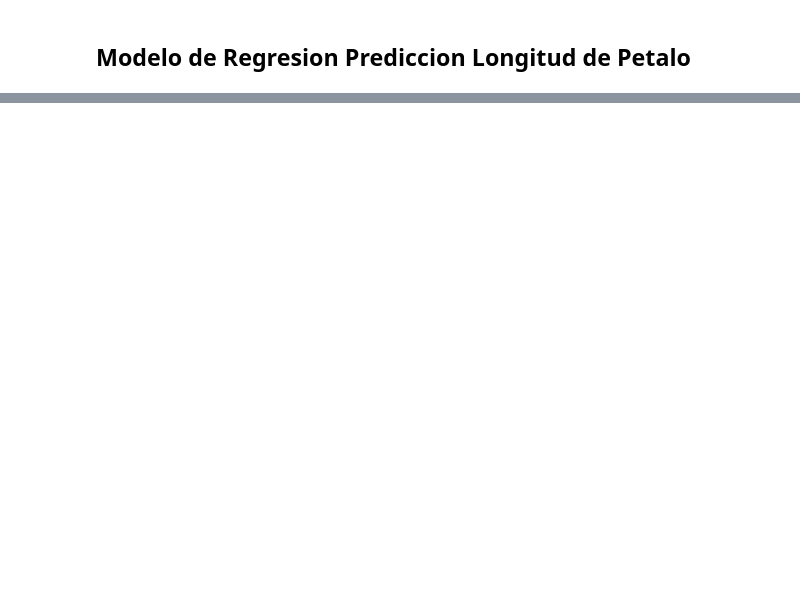
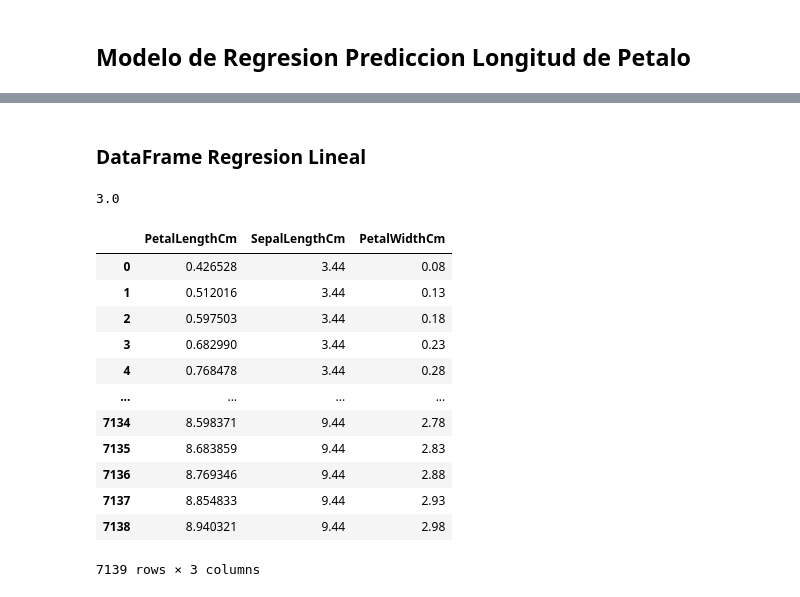
Before and after one commit to 2Nisavi2/Iris-power-BI, a Jupyter notebook: Modelado/Iris_Predict_Regre.ipynb, the cells around one changed output, grey strips where cells are left out. Cells and saved outputs as stored; diff of their text form; code cells hidden in the pictures; blank space fills up the shorter version.

```diff
--- a/Modelado/Iris_Predict_Regre.ipynb
+++ b/Modelado/Iris_Predict_Regre.ipynb
@@ -114,0 +155,3 @@ import sklearn
+# %%
+model = LinearRegression()
+model.fit(x_train, y_train)
@@ -114,0 +232,48 @@ import sklearn
+# %% [markdown]
+### DataFrame Regresion Lineal
+# %%
+max(data['PetalWidthCm'])*(1.2)
+# %% [output]
+3.0
+# %%
+var_obj_1 = data['SepalLengthCm']
+M1 = max(var_obj_1)
+M1 = M1*(1.2)
+m1 = min(var_obj_1)*0.8
+
+var_obj_2 = data['PetalWidthCm']
+M2 = max(var_obj_2)
+M2 = M2*(1.2)
+m2 = min(var_obj_2)*0.8
+
+LINE_1 = []
+LINE_2 = []
+LINE_3 = []
+for i in np.arange(m1, M1, 0.05):
+    for j in np.arange(m2, M2, 0.05):
+        x1_val = i
+        x2_val = j
+        df = pd.DataFrame({'SepalLengthCm': [x1_val],
+                           'PetalWidthCm': [x2_val]})
+        y_val = model.predict(df)
+        LINE_1.append(y_val[0])
+        LINE_2.append(x1_val)
+        LINE_3.append(x2_val)
+
+pd.DataFrame({'PetalLengthCm': LINE_1,
+              'SepalLengthCm': LINE_2,
+              'PetalWidthCm' : LINE_3})
+# %% [output]
+|  | PetalLengthCm | SepalLengthCm | PetalWidthCm |
+| 0 | 0.426528 | 3.44 | 0.08 |
+| 1 | 0.512016 | 3.44 | 0.13 |
+| 2 | 0.597503 | 3.44 | 0.18 |
+| 3 | 0.682990 | 3.44 | 0.23 |
+| 4 | 0.768478 | 3.44 | 0.28 |
+| ... | ... | ... | ... |
+| 7134 | 8.598371 | 9.44 | 2.78 |
+| 7135 | 8.683859 | 9.44 | 2.83 |
+| 7136 | 8.769346 | 9.44 | 2.88 |
+| 7137 | 8.854833 | 9.44 | 2.93 |
+| 7138 | 8.940321 | 9.44 | 2.98 |
+7139 rows × 3 columns
```
Also changed, not shown: parts of 18 cells of this notebook.
